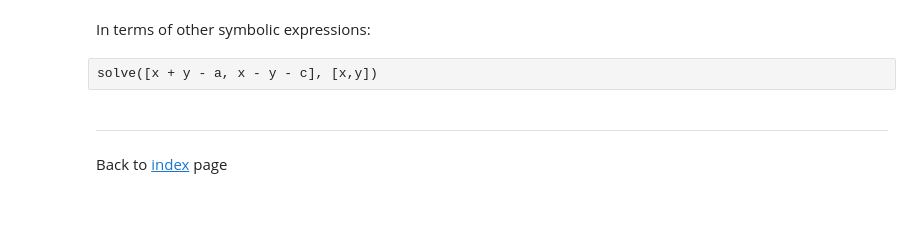
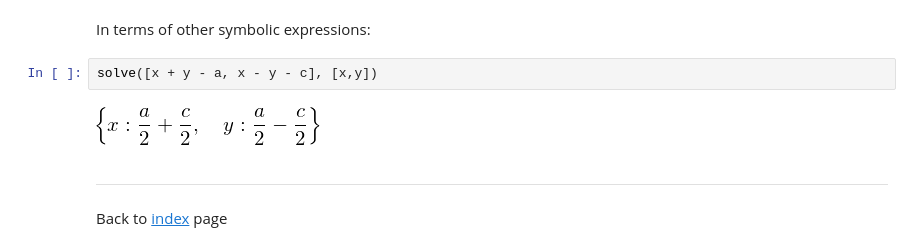
Before and after one commit to lessju/PHY1135, a Jupyter notebook: sympy.ipynb, the cells around one changed output. Saved outputs shown, nothing was run; the diff lists cells and outputs as text; blank space fills up the shorter version.

```diff
--- a/sympy.ipynb
+++ b/sympy.ipynb
@@ -381,7 +413,9 @@ solve([x + y - 1, x - y - 1], [x,y])
 # %% [markdown]
 In terms of other symbolic expressions:
-# %% [raw]
-solve([x + y - a, x - y - c], [x,y])
+# %%
+solve([x + y - a, x - y - c], [x,y])
+# %% [output]
+[figure, added]
 # %% [markdown]
 ***
 Back to [index](index.ipynb) page
```
Also changed, not shown: parts of 16 cells of this notebook, 1 other file.
